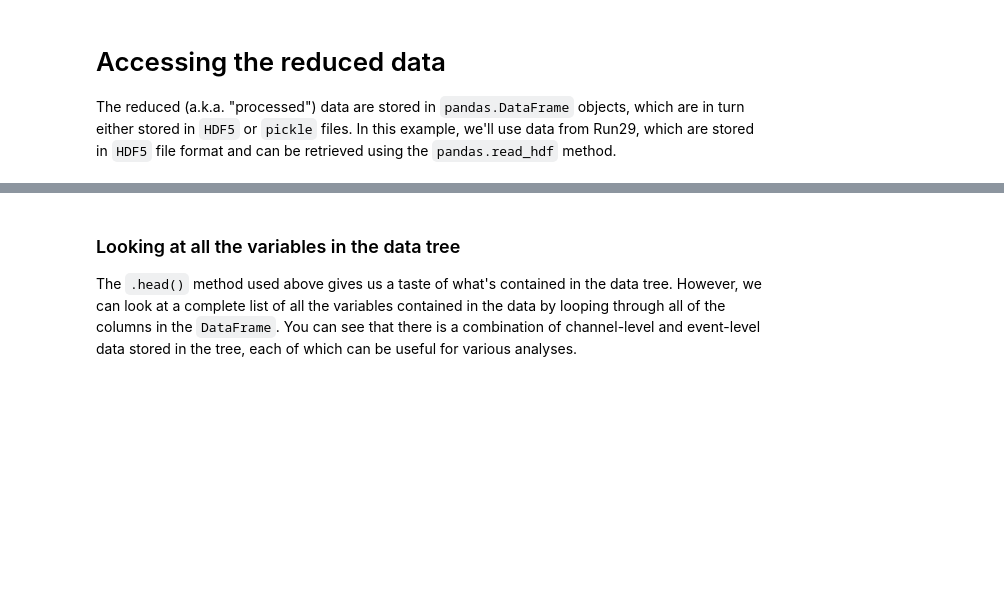
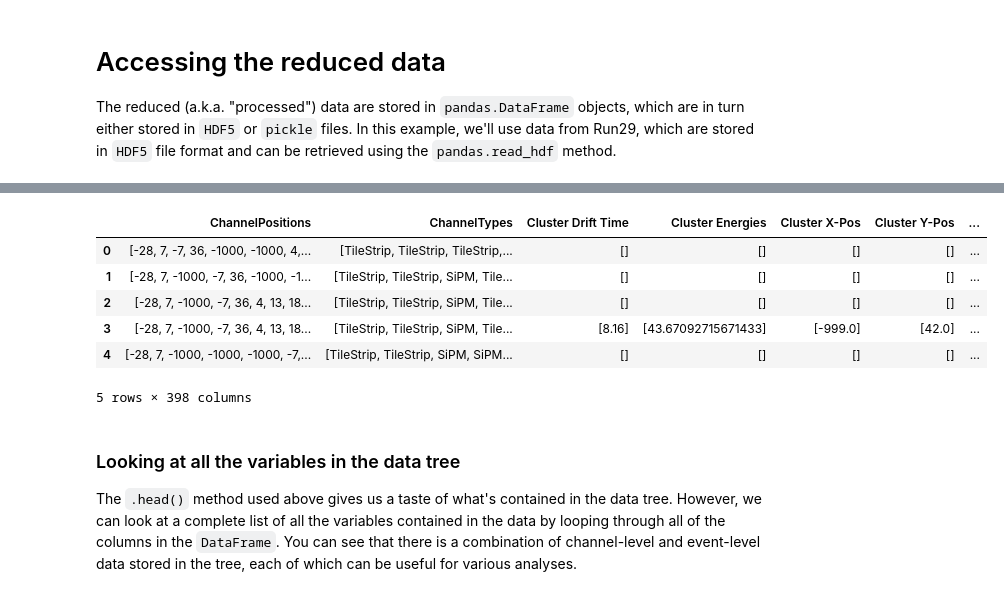
Before and after one commit to nEXO-collaboration/TMSAnalysis, a Jupyter notebook: StanfordTPCAnalysis Tutorial.ipynb, the cells around one changed output, grey strips where cells are left out. Cells and saved outputs as stored; diff of their text form; code cells hidden in the pictures; blank space fills up the shorter version.

```diff
--- a/StanfordTPCAnalysis Tutorial.ipynb
+++ b/StanfordTPCAnalysis Tutorial.ipynb
@@ -200,3 +202,27 @@ data_df.head()
+# %%
+# We'll load in one of the datasets from the Rn220 injection campaign. It will be stored
+# in a pandas DataFrame object called "data_df".
+# The reduced data fils are compiled into a pandas DataFrame for each dataset, which is written
+# to disk as a pickle file (python's binary file format)
+
+# Note: this file is pretty large, so it make take a minute or two to load.
+
+fname = path_to_reduced_data + this_dataset + '/analysis_500ns/reduced_added.p'
+
+import pickle
+
+with open(fname,'rb') as input_file:
+    data_df = pickle.load(input_file)
+
+data_df.head()
+# %% [output]
+|  | ChannelPositions | ChannelTypes | Cluster Drift Time | Cluster Energies | Cluster X-Pos | Cluster Y-Pos | ... |
+| 0 | [-28, 7, -7, 36, -1000, -1000, 4,... | [TileStrip, TileStrip, TileStrip,... | [] | [] | [] | [] | ... |
+| 1 | [-28, 7, -1000, -7, 36, -1000, -1... | [TileStrip, TileStrip, SiPM, Tile... | [] | [] | [] | [] | ... |
+| 2 | [-28, 7, -1000, -7, 36, 4, 13, 18... | [TileStrip, TileStrip, SiPM, Tile... | [] | [] | [] | [] | ... |
+| 3 | [-28, 7, -1000, -7, 36, 4, 13, 18... | [TileStrip, TileStrip, SiPM, Tile... | [8.16] | [43.67092715671433] | [-999.0] | [42.0] | ... |
+| 4 | [-28, 7, -1000, -1000, -1000, -7,... | [TileStrip, TileStrip, SiPM, SiPM... | [] | [] | [] | [] | ... |
+5 rows × 398 columns
 # %% [markdown]
 <a id="allvariables"></a>
 
```
Also changed, not shown: parts of 11 cells of this notebook, 6 other files.
